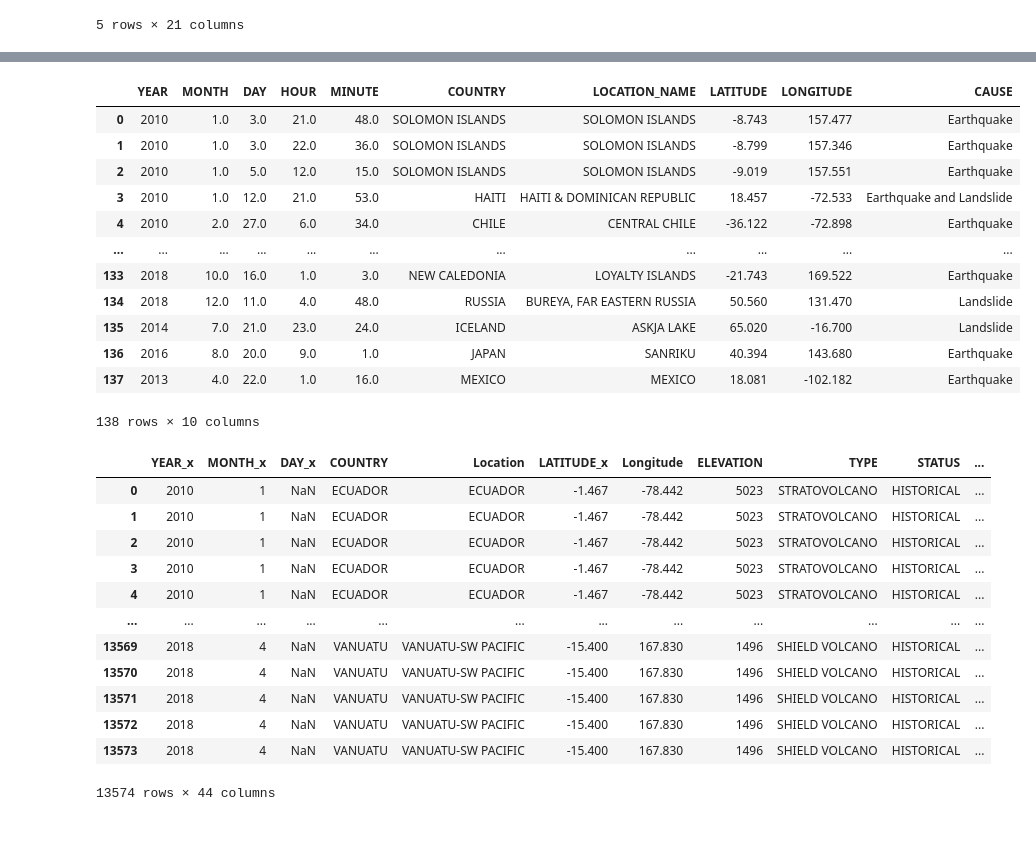
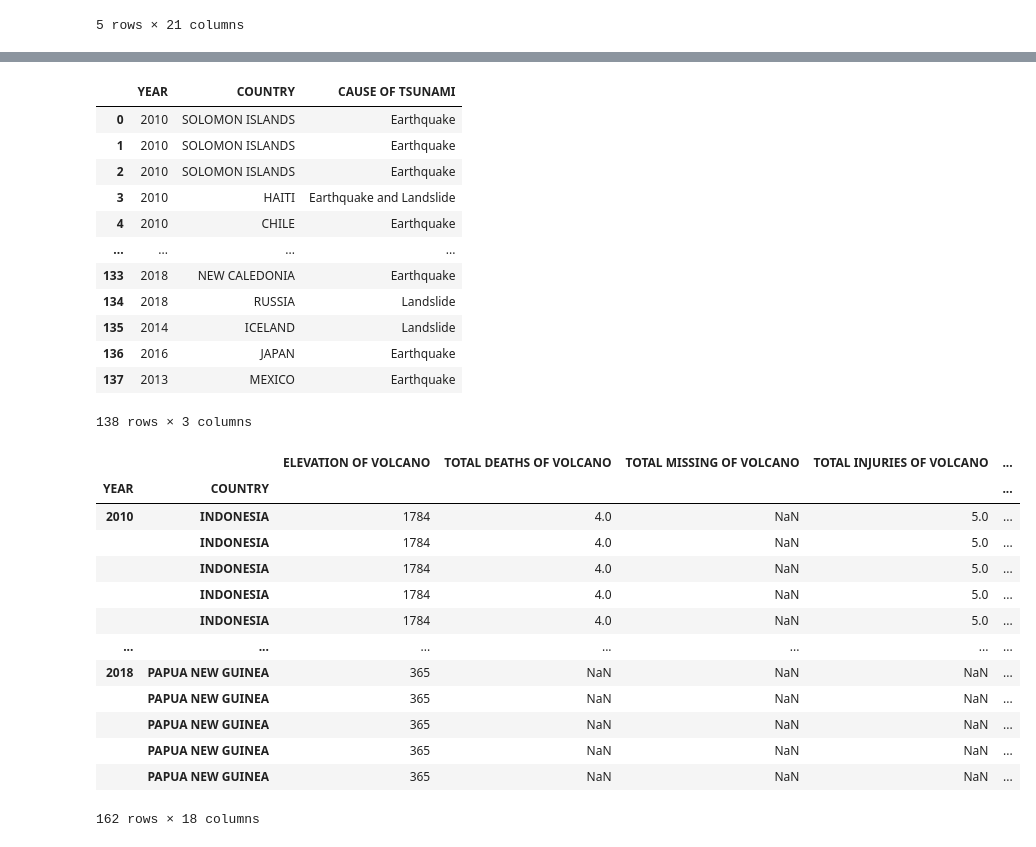
Before and after one commit to macadyls/Natural-Disaster-Support-ETL, a Jupyter notebook: Branch-Nasrin/data_cleaning.ipynb, the cells around one changed output, grey strips where cells are left out. Cells and saved outputs as stored; diff of their text form; code cells hidden in the pictures.

Commit message:
Merge and complete cleaning data

```diff
--- a/Branch-Nasrin/data_cleaning.ipynb
+++ b/Branch-Nasrin/data_cleaning.ipynb
@@ -82,19 +75,11 @@ worldwide_earthquake_database.head()
 # %%
 #Creating DataFrame
 cleaned_worldwide_earthquake_df=pd.DataFrame(worldwide_earthquake_database, columns=["YEAR",
-                                                                        "MONTH",
-                                                                        "DAY",
-                                                                        "HOUR",
-                                                                        "MINUTE",
-                                                                        "SECOND",
                                                                         "FLAG_TSUNAMI",
                                                                         "FOCAL_DEPTH",
                                                                         "EQ_PRIMARY",
                                                                         "INTENSITY",
                                                                         "COUNTRY",
-                                                                        "LOCATION_NAME",
-                                                                        "LATITUDE",
-                                                                        "LONGITUDE",
                                                                         "TOTAL_DEATHS",
                                                                         "TOTAL_MISSING",
                                                                         "TOTAL_INJURIES",
@@ -114,7 +99,7 @@ cleaned_worldwide_earthquake_df.head()
 cleaned_worldwide_earthquake_df = cleaned_worldwide_earthquake_df.loc[(cleaned_worldwide_earthquake_df)["YEAR"] > 2009]
 cleaned_worldwide_earthquake_df = cleaned_worldwide_earthquake_df.loc[(cleaned_worldwide_earthquake_df)["YEAR"] < 2019]
 cleaned_worldwide_earthquake_df.reset_index(drop = True, inplace = True)
-cleaned_worldwide_earthquake_df= cleaned_worldwide_earthquake_df.rename(columns={"FLAG_TSUNAMI": "TSUNAMI", "FOCAL_DEPTH": "FOCAL DEPTH", "LOCATION_NAME":"LOCATION", "TOTAL_DEATHS":"TOTAL DEATHS", "TOTAL_MISSING":"TOTAL MISSING", "TOTAL_INJURIES":"TOTAL INJURIES","TOTAL_HOUSES_DESTROYED":"TOTAL HOUSES DESTROYED", "TOTAL_HOUSES_DAMAGED":"TOTAL HOUSES DAMAGED", "TOTAL_DAMAGE_MILLIONS_DOLLARS":"TOTAL DAMAGES(MILLION $)"})
+cleaned_worldwide_earthquake_df= cleaned_worldwide_earthquake_df.rename(columns={"FLAG_TSUNAMI": "TSUNAMI", "FOCAL_DEPTH": "FOCAL DEPTH OF EARTHQUAKE", "TOTAL_DEATHS":"TOTAL DEATHS OF EARTHQUAKE", "TOTAL_MISSING":"TOTAL MISSING OF EARTHQUAKE", "TOTAL_INJURIES":"TOTAL INJURIES OF EARTHQUAKE","TOTAL_HOUSES_DESTROYED":"TOTAL HOUSES DESTROYED OF EARTHQUAKE", "TOTAL_HOUSES_DAMAGED":"TOTAL HOUSES DAMAGED OF EARTHQUAKE", "TOTAL_DAMAGE_MILLIONS_DOLLARS":"TOTAL DAMAGES(MILLION $) OF EARTHQUAKE"})
 #cleaned_worldwide_earthquake_df=cleaned_worldwide_earthquake_df.replace("NaN", 0)
 
 cleaned_worldwide_earthquake_df.to_csv("Resources/cleaned_worldwide_earthquake_data.CSV")
@@ -146,14 +131,7 @@ tsunami_dataset.head()
 # %%
 #Creating DataFrame
 cleaned_tsunami_df=pd.DataFrame(tsunami_dataset, columns=["YEAR",
-                                                                        "MONTH",
-                                                                        "DAY",
-                                                                        "HOUR",
-                                                                        "MINUTE",
                                                                         "COUNTRY",
-                                                                        "LOCATION_NAME",
-                                                                        "LATITUDE",
-                                                                        "LONGITUDE",
                                                                         "CAUSE"])
 cleaned_tsunami_df.head()
 # %% [output]
@@ -167,38 +145,41 @@ cleaned_tsunami_df.head()
 # Filter the dataset for years between 2010-2018 and reset index and save to new CSV file
 cleaned_tsunami_df = cleaned_tsunami_df.loc[(cleaned_tsunami_df)["YEAR"] > 2009]
 cleaned_tsunami_df = cleaned_tsunami_df.loc[(cleaned_tsunami_df)["YEAR"] < 2019]
-cleaned_worldwide_earthquake_df= cleaned_worldwide_earthquake_df.rename(columns={"LOCATION_NAME":"LOCATION"})
 cleaned_tsunami_df.reset_index(drop = True, inplace = True)
+cleaned_tsunami_df= cleaned_tsunami_df.rename(columns={"CAUSE": "CAUSE OF TSUNAMI"})
 cleaned_tsunami_df.to_csv("Resources/cleaned_tsunami_data.CSV")
 cleaned_tsunami_df
 # %% [output]
-|  | YEAR | MONTH | DAY | HOUR | MINUTE | COUNTRY | LOCATION_NAME | LATITUDE | LONGITUDE | CAUSE |
-| 0 | 2010 | 1.0 | 3.0 | 21.0 | 48.0 | SOLOMON ISLANDS | SOLOMON ISLANDS | -8.743 | 157.477 | Earthquake |
-| 1 | 2010 | 1.0 | 3.0 | 22.0 | 36.0 | SOLOMON ISLANDS | SOLOMON ISLANDS | -8.799 | 157.346 | Earthquake |
-| 2 | 2010 | 1.0 | 5.0 | 12.0 | 15.0 | SOLOMON ISLANDS | SOLOMON ISLANDS | -9.019 | 157.551 | Earthquake |
-| 3 | 2010 | 1.0 | 12.0 | 21.0 | 53.0 | HAITI | HAITI & DOMINICAN REPUBLIC | 18.457 | -72.533 | Earthquake and Landslide |
-| 4 | 2010 | 2.0 | 27.0 | 6.0 | 34.0 | CHILE | CENTRAL CHILE | -36.122 | -72.898 | Earthquake |
-| ... | ... | ... | ... | ... | ... | ... | ... | ... | ... | ... |
-| 133 | 2018 | 10.0 | 16.0 | 1.0 | 3.0 | NEW CALEDONIA | LOYALTY ISLANDS | -21.743 | 169.522 | Earthquake |
-| 134 | 2018 | 12.0 | 11.0 | 4.0 | 48.0 | RUSSIA | BUREYA, FAR EASTERN RUSSIA | 50.560 | 131.470 | Landslide |
-| 135 | 2014 | 7.0 | 21.0 | 23.0 | 24.0 | ICELAND | ASKJA LAKE | 65.020 | -16.700 | Landslide |
-| 136 | 2016 | 8.0 | 20.0 | 9.0 | 1.0 | JAPAN | SANRIKU | 40.394 | 143.680 | Earthquake |
-| 137 | 2013 | 4.0 | 22.0 | 1.0 | 16.0 | MEXICO | MEXICO | 18.081 | -102.182 | Earthquake |
+|  | YEAR | COUNTRY | CAUSE OF TSUNAMI |
+| 0 | 2010 | SOLOMON ISLANDS | Earthquake |
+| 1 | 2010 | SOLOMON ISLANDS | Earthquake |
+| 2 | 2010 | SOLOMON ISLANDS | Earthquake |
+| 3 | 2010 | HAITI | Earthquake and Landslide |
+| 4 | 2010 | CHILE | Earthquake |
+| ... | ... | ... | ... |
+| 133 | 2018 | NEW CALEDONIA | Earthquake |
+| 134 | 2018 | RUSSIA | Landslide |
+| 135 | 2014 | ICELAND | Landslide |
+| 136 | 2016 | JAPAN | Earthquake |
+| 137 | 2013 | MEXICO | Earthquake |
-138 rows × 10 columns
+138 rows × 3 columns
 # %%
-merged_df=  cleaned_volcano_df.merge(cleaned_worldwide_earthquake_df,on="COUNTRY", how="inner").merge(cleaned_tsunami_df,on="COUNTRY", how="inner")
-merged_df
+merged_df=  cleaned_volcano_df.merge(cleaned_worldwide_earthquake_df,on=["COUNTRY","YEAR"], how="inner").merge(cleaned_tsunami_df,on=["COUNTRY","YEAR"], how="inner")
+merged_df=merged_df.set_index(["YEAR", "COUNTRY"])
+sorted_df= merged_df.sort_index()
+sorted_df
 # %% [output]
-|  | YEAR_x | MONTH_x | DAY_x | COUNTRY | Location | LATITUDE_x | Longitude | ELEVATION | TYPE | STATUS | ... |
-| 0 | 2010 | 1 | NaN | ECUADOR | ECUADOR | -1.467 | -78.442 | 5023 | STRATOVOLCANO | HISTORICAL | ... |
-| 1 | 2010 | 1 | NaN | ECUADOR | ECUADOR | -1.467 | -78.442 | 5023 | STRATOVOLCANO | HISTORICAL | ... |
-| 2 | 2010 | 1 | NaN | ECUADOR | ECUADOR | -1.467 | -78.442 | 5023 | STRATOVOLCANO | HISTORICAL | ... |
-| 3 | 2010 | 1 | NaN | ECUADOR | ECUADOR | -1.467 | -78.442 | 5023 | STRATOVOLCANO | HISTORICAL | ... |
-| 4 | 2010 | 1 | NaN | ECUADOR | ECUADOR | -1.467 | -78.442 | 5023 | STRATOVOLCANO | HISTORICAL | ... |
-| ... | ... | ... | ... | ... | ... | ... | ... | ... | ... | ... | ... |
-| 13569 | 2018 | 4 | NaN | VANUATU | VANUATU-SW PACIFIC | -15.400 | 167.830 | 1496 | SHIELD VOLCANO | HISTORICAL | ... |
-| 13570 | 2018 | 4 | NaN | VANUATU | VANUATU-SW PACIFIC | -15.400 | 167.830 | 1496 | SHIELD VOLCANO | HISTORICAL | ... |
-| 13571 | 2018 | 4 | NaN | VANUATU | VANUATU-SW PACIFIC | -15.400 | 167.830 | 1496 | SHIELD VOLCANO | HISTORICAL | ... |
-| 13572 | 2018 | 4 | NaN | VANUATU | VANUATU-SW PACIFIC | -15.400 | 167.830 | 1496 | SHIELD VOLCANO | HISTORICAL | ... |
-| 13573 | 2018 | 4 | NaN | VANUATU | VANUATU-SW PACIFIC | -15.400 | 167.830 | 1496 | SHIELD VOLCANO | HISTORICAL | ... |
+|  |  | ELEVATION OF VOLCANO | TOTAL DEATHS OF VOLCANO | TOTAL MISSING OF VOLCANO | TOTAL INJURIES OF VOLCANO | ... |
+| YEAR | COUNTRY |  |  |  |  | ... |
+| 2010 | INDONESIA | 1784 | 4.0 | NaN | 5.0 | ... |
+|  | INDONESIA | 1784 | 4.0 | NaN | 5.0 | ... |
+|  | INDONESIA | 1784 | 4.0 | NaN | 5.0 | ... |
+|  | INDONESIA | 1784 | 4.0 | NaN | 5.0 | ... |
+|  | INDONESIA | 1784 | 4.0 | NaN | 5.0 | ... |
+| ... | ... | ... | ... | ... | ... | ... |
+| 2018 | PAPUA NEW GUINEA | 365 | NaN | NaN | NaN | ... |
+|  | PAPUA NEW GUINEA | 365 | NaN | NaN | NaN | ... |
+|  | PAPUA NEW GUINEA | 365 | NaN | NaN | NaN | ... |
+|  | PAPUA NEW GUINEA | 365 | NaN | NaN | NaN | ... |
+|  | PAPUA NEW GUINEA | 365 | NaN | NaN | NaN | ... |
-13574 rows × 44 columns
+162 rows × 18 columns
```
Also changed, not shown: parts of 5 cells of this notebook.
